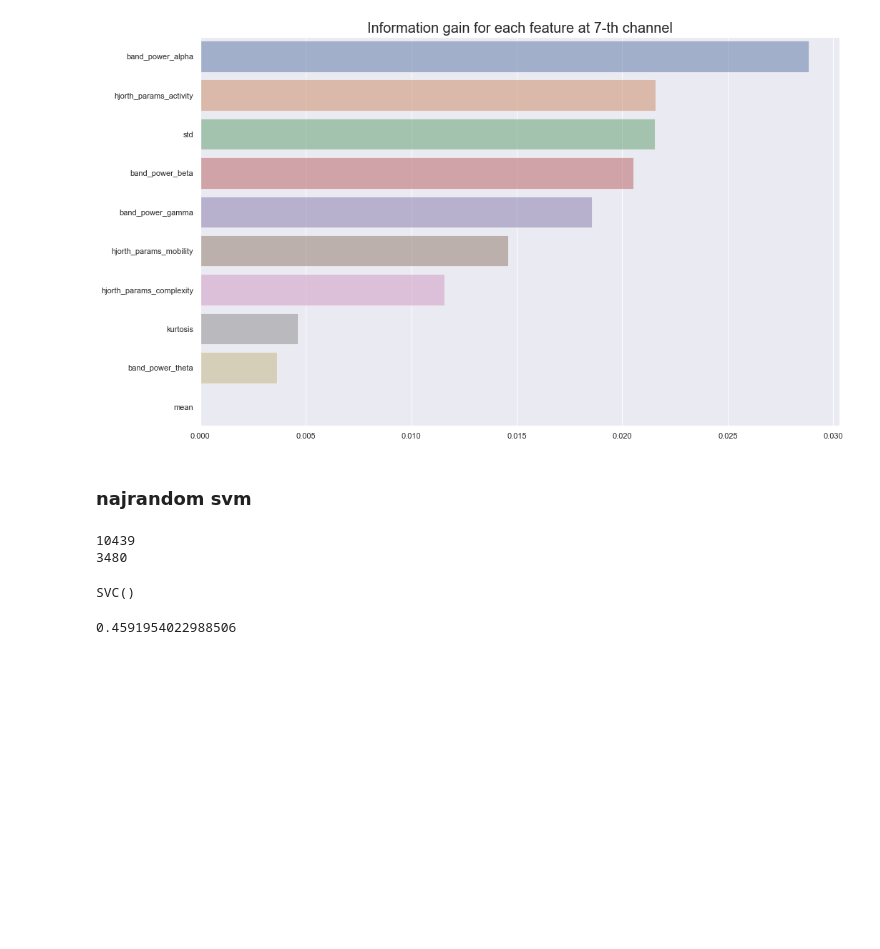
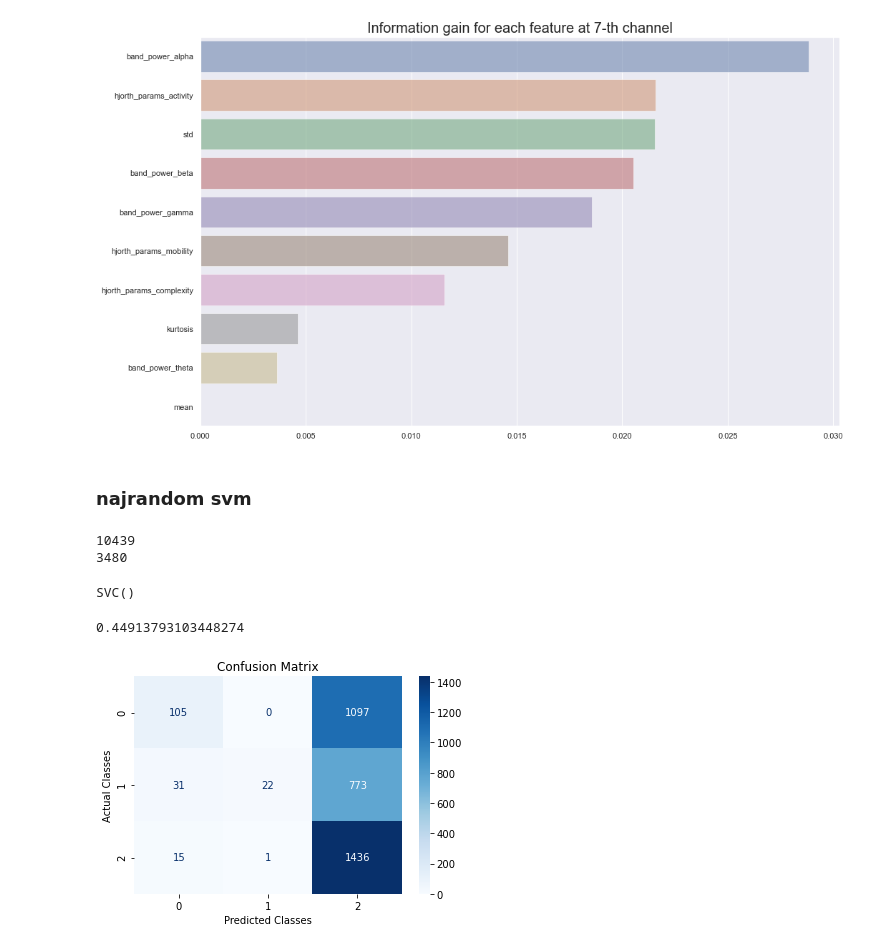
Before and after one commit to strajdzsha/EEG-classification, a Jupyter notebook: analysis/correlation.ipynb, the cells around one changed output. Cells and saved outputs as stored; diff of their text form; code cells hidden in the pictures; blank space fills up the shorter version.

```diff
--- a/analysis/correlation.ipynb
+++ b/analysis/correlation.ipynb
@@ -201,7 +201,7 @@ labels_test = []
 for i in range(len(loader)):
     arr = loader[i]['data']
     selector = AnalysisSelector()
-    selector.selectFeatures(['kurtosis', 'skewness', 'band_power', 'hjorth_params'], pca_components = 8, bands = ['alpha', 'beta', 'gamma', 'delta'], params=['activity', 'mobility'])
+    selector.selectFeatures(['kurtosis', 'skewness', 'band_power', 'hjorth_params'], pca_components = 8, bands = ['alpha', 'beta', 'gamma'], params=['activity', 'mobility'])
     out = selector.transform(arr)
     features = []
     for k in out.values():
@@ -236,4 +237,10 @@ results = clf.predict(test_set)
 # %%
 accuracy_score(results, labels_test)
 # %% [output]
-0.4591954022988506
+0.44913793103448274
+# %%
+cm = ConfusionMatrix(actual_vector=labels_test, predict_vector=results)
+cm.plot(cmap=plt.cm.Blues, number_label=True, plot_lib="seaborn")
+plt.show()
+# %% [output]
+[figure, added]
```
Also changed, not shown: parts of 1 cell of this notebook.
